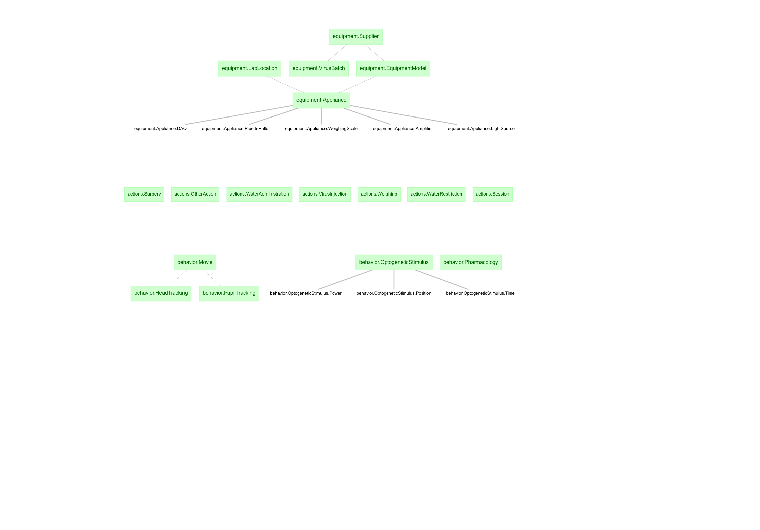
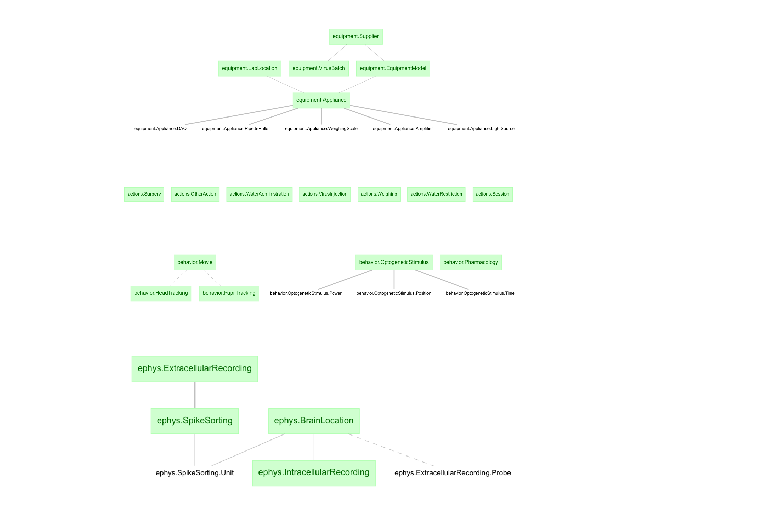
Before and after one commit to datajoint-catalog/djcat-alyx, a Jupyter notebook: alyx_dj.ipynb, the cells around one changed output. Saved outputs shown, nothing was run; the diff lists cells and outputs as text; code cells hidden in the pictures; blank space fills up the shorter version.

Commit message:
alyx_dj.ipynb: add ephys to plots

```diff
--- a/alyx_dj.ipynb
+++ b/alyx_dj.ipynb
@@ -82,0 +85,4 @@ smallplot(dj.ERD(behavior))
+# %%
+smallplot(dj.ERD(ephys))
+# %% [output]
+[figure, added]
```
Also changed, not shown: parts of 1 cell of this notebook.
